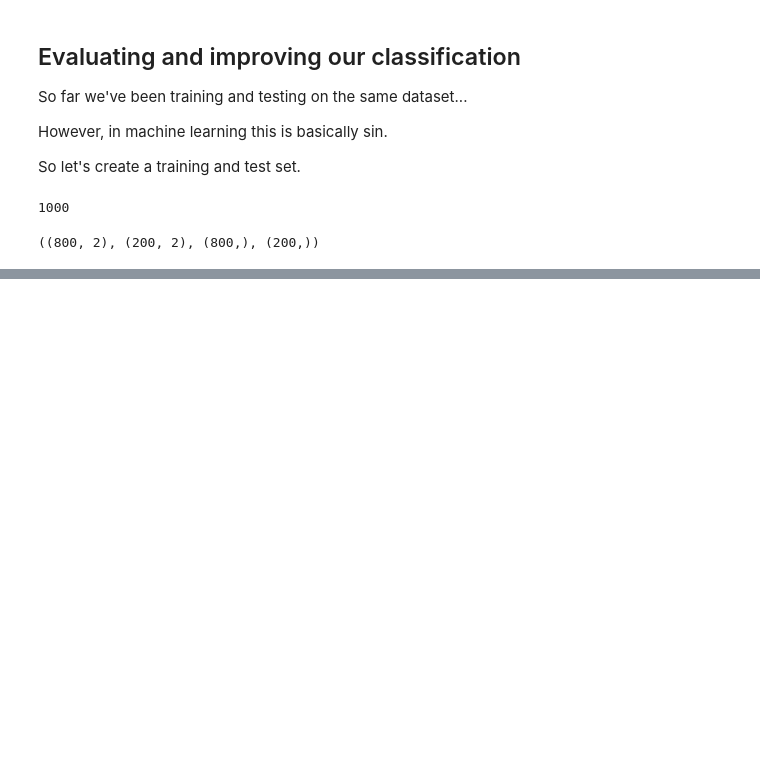
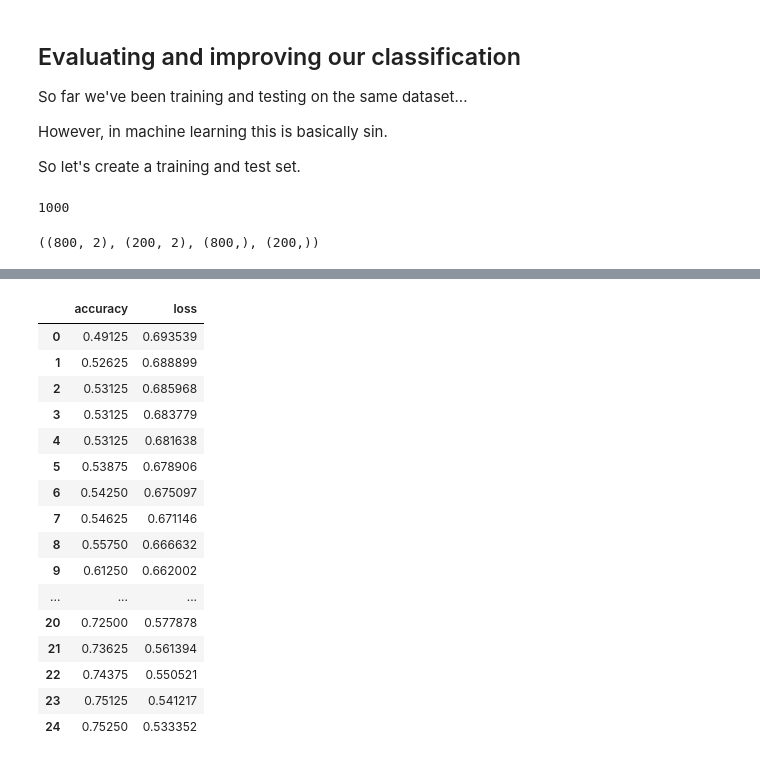
Before and after one commit to MERT-CKR/ZTM-Tensorflow-Course, a Jupyter notebook: 02 Neural network classification with Tensorflow/neural_network_classification.ipynb, the cells around one changed output, grey strips where cells are left out. Saved outputs shown, nothing was run; the diff lists cells and outputs as text; code cells hidden in the pictures; blank space fills up the shorter version.

```diff
--- a/02 Neural network classification with Tensorflow/neural_network_classification.ipynb
+++ b/02 Neural network classification with Tensorflow/neural_network_classification.ipynb
@@ -660,0 +661,23 @@ Doing binary classification
+# %%
+# convert the history object into a DataFrame
+import pandas as pd
+
+pd.DataFrame(history.history)
+# %% [output]
+|  | accuracy | loss |
+| 0 | 0.49125 | 0.693539 |
+| 1 | 0.52625 | 0.688899 |
+| 2 | 0.53125 | 0.685968 |
+| 3 | 0.53125 | 0.683779 |
+| 4 | 0.53125 | 0.681638 |
+| 5 | 0.53875 | 0.678906 |
+| 6 | 0.54250 | 0.675097 |
+| 7 | 0.54625 | 0.671146 |
+| 8 | 0.55750 | 0.666632 |
+| 9 | 0.61250 | 0.662002 |
+| ... | ... | ... |
+| 20 | 0.72500 | 0.577878 |
+| 21 | 0.73625 | 0.561394 |
+| 22 | 0.74375 | 0.550521 |
+| 23 | 0.75125 | 0.541217 |
+| 24 | 0.75250 | 0.533352 |
```
Also changed, not shown: parts of 29 cells of this notebook, 1 other file.
